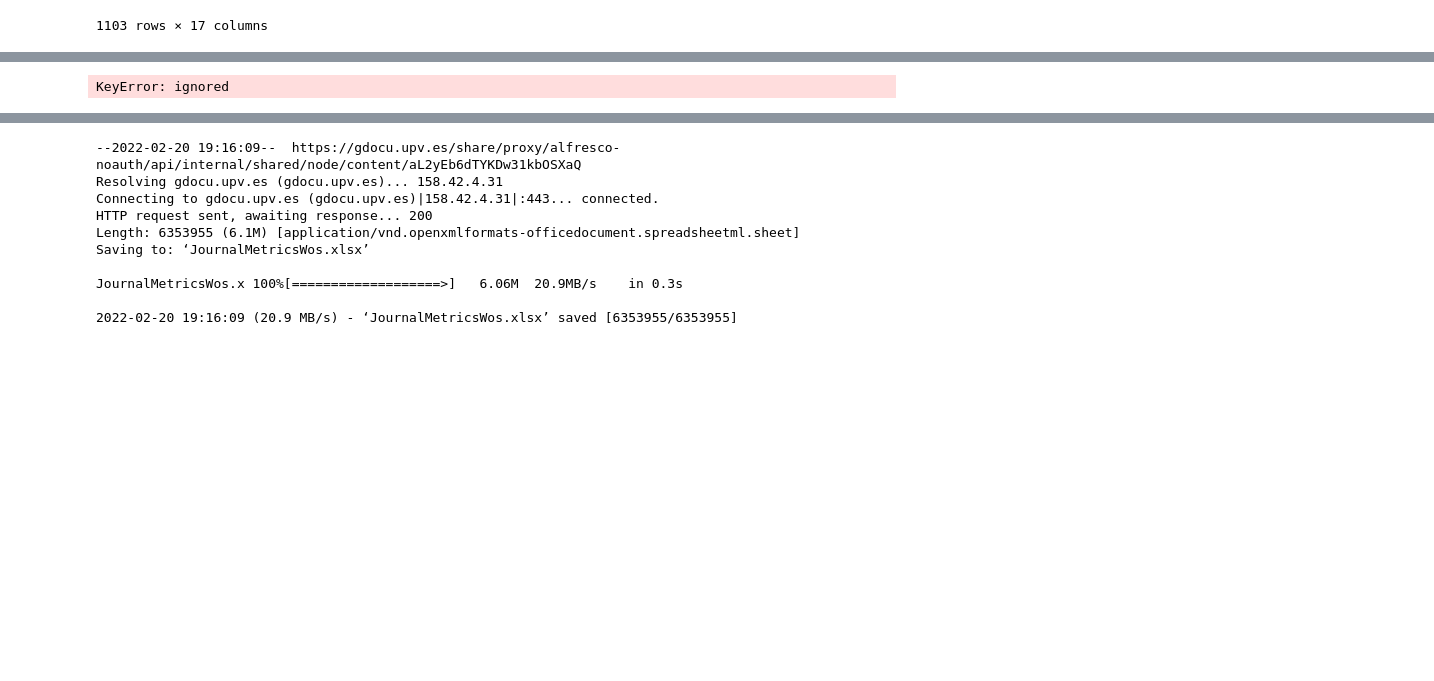
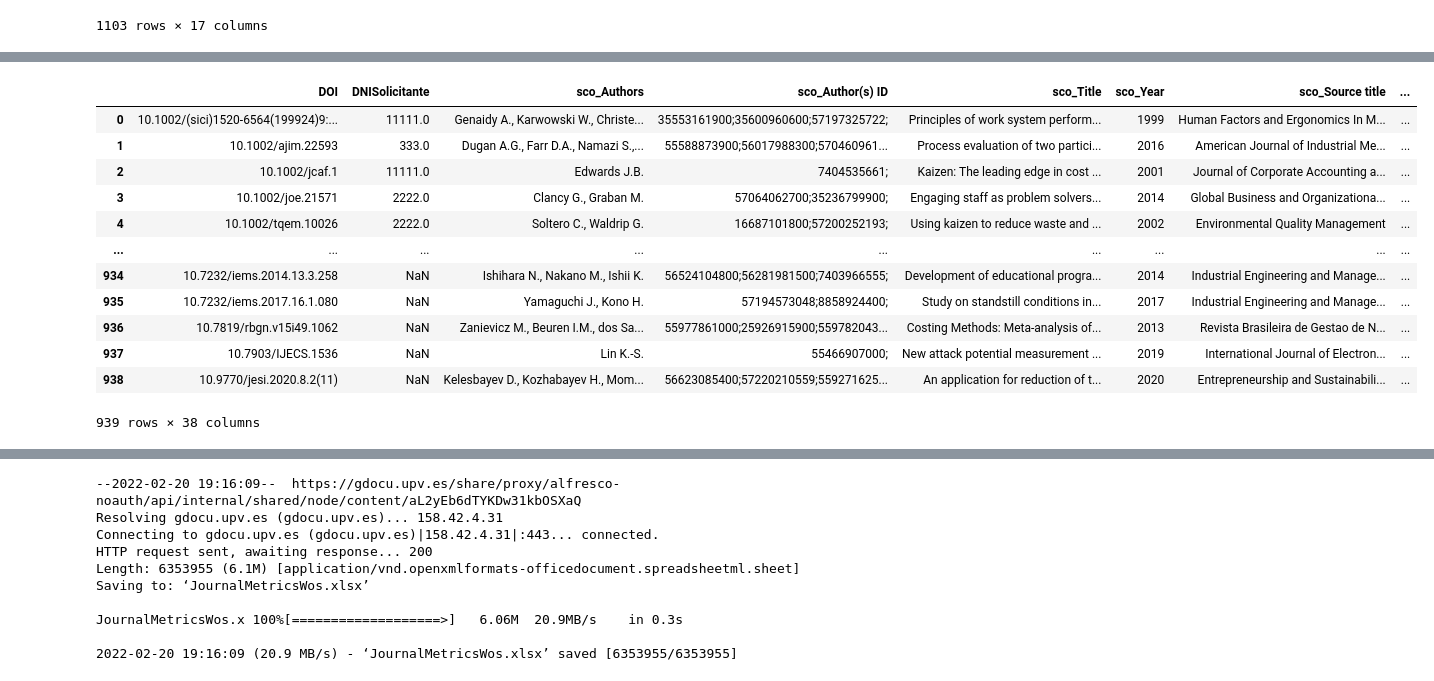
Before and after one commit to jamg-upv/Impacto-citas-articulo, a Jupyter notebook: impactoencitas.ipynb, the cells around one changed output, grey strips where cells are left out. Saved outputs shown, nothing was run; the diff lists cells and outputs as text; code cells hidden in the pictures; blank space fills up the shorter version.

```diff
--- a/impactoencitas.ipynb
+++ b/impactoencitas.ipynb
@@ -472,7 +473,7 @@ dfOrderedNoDup.to_csv('dfOrderedNoDupScopus.cvs',encoding='utf-8', index=False)
 # usar desde aquí para no repetir la carga de datos cada vez
 # %%
 #cargar el archivo de revistas scopus con filas no repetidas creado antes
-!wget --output-document=dfOrderedNoDupScopus.cvs  https://gdocu.upv.es/share/proxy/alfresco-noauth/api/internal/shared/node/content/GrLg8fPkR7Ww08yrmpoiLA
-dfOrderedNoDupScopus= pd.read_csv('dfOrderedNoDupScopus.cvs',sep=',')
+!wget --output-document=dfOrderedNoDupScopus.csv  https://gdocu.upv.es/share/proxy/alfresco-noauth/api/internal/shared/node/content/GrLg8fPkR7Ww08yrmpoiLA
+dfOrderedNoDupScopus= pd.read_csv('dfOrderedNoDupScopus.csv',sep=',')
 # dfOrderedNoDupScopus
 # %% [output]
@@ -489,8 +490,8 @@ dfOrderedNoDupScopu 100%[===================>]  48.71M  11.5MB/s    in 4.3s
 # %%
 # Cargar la lista de meritos
 # Algunos de ellos estarán solo en scopus, otros solo en WOS, otros en ambos y otros en ninguno
-!wget --output-document=PruebaMeritoDoi.cvs  https://gdocu.upv.es/share/proxy/alfresco-noauth/api/internal/shared/node/content/HzXVPIdASsKfTrF9dOgYJA
-MeritoDOI=pd.read_csv('PruebaMeritoDoi.cvs',sep=';')
+!wget --output-document=PruebaMeritoDoi.csv  https://gdocu.upv.es/share/proxy/alfresco-noauth/api/internal/shared/node/content/HzXVPIdASsKfTrF9dOgYJA
+MeritoDOI=pd.read_csv('PruebaMeritoDoi.csv',sep=';')
 
 # MeritoDOI
 # %% [output]
@@ -507,9 +508,8 @@ PruebaMeritoDoi.cvs 100%[===================>]  30.73K  --.-KB/s    in 0.1s
 # %%
 # Cargar la lista de meritos de Scopus
 # unas 1600 referencias descargadas como csv directametne de Scopus (el separador es ",")
-!wget --output-document=PruebaScopus.cvs  https://gdocu.upv.es/share/proxy/alfresco-noauth/api/internal/shared/node/content/LXftpYMDTPK04kJZQUk9tQ
-MeritosScopus= pd.read_csv('PruebaScopus.cvs',sep=',')
-
+!wget --output-document=PruebaScopus.csv  https://gdocu.upv.es/share/proxy/alfresco-noauth/api/internal/shared/node/content/LXftpYMDTPK04kJZQUk9tQ
+MeritosScopus= pd.read_csv('PruebaScopus.csv',sep=',')
 #filtro solo las columnas que me interesan para añadir información o cotejar que no hay errores en merge
 # list(MeritosScopus)
 ColumnScopus= ['Authors',
@@ -520,11 +520,11 @@ ColumnScopus= ['Authors',
  'Page start',
  'Page end',
  'Page count',
+ 'Cited by',
  'DOI',
  'Abstract',
  'Author Keywords',
  'Index Keywords',
- 'Correspondence Address',
  'ISSN',
  'ISBN'
  ]
@@ -642,42 +630,40 @@ dfIntermedio
 # %%
 #  ENLAZAR tabla de meritos con metrica de revista SCOPUS por ISSN (ojo que hay que mirar en dos columnas, si no está en PrintISSN	 busco en ElectISSN
 # Para el año de publicación del mérito
 # esto no funciona porque los ISSN NaN crean un producto cartesiano--> dfIntermedioConScopus=dfIntermedio.merge(dfOrderedNoDupScopus, how='left', left_on='sco_ISSN',right_on='ElectISSN' )
 
 #filtro las filas de dfIntermedio cuyo sco_ISSN sea distinto de NaN
-aaa= dfIntermedio.loc[dfIntermedio.sco_ISSN.notnull()] #939 rows
-bbb= dfIntermedio.loc[dfIntermedio.wos_ISSN.notnull()] #455 rows
-ccc= dfIntermedio.loc[dfIntermedio.wos_eISSN.notnull()] #268 rows
-ddd= dfIntermedio[(dfIntermedio['wos_ISSN'].isnull()  & ~dfIntermedio['wos_eISSN'].isnull() )] #22 rows
+###Mejora lo ideal sería en lugar de eso (que nos hace perder méritos), sustituir el valor NaN por un MisisingID (el numero de la fila) y asi no se pierde y se enlaza todo con NaNs en el merge
+### mirar idea al final (es más sencillo añadir los perdidos con un merge de la tabla original que intentar que no se pierdan)
 
-###ojo que hay algunas filas con sco_ISSN con menos de 8 digitos y que en wos-eISSN tienen un ISSN de 4 dígitos pero es porque los ceros se pierden en Scopus (se considera entero el issn)
-eee= aaa[aaa['sco_ISSN'].astype('str').apply(len) < 7]
-eee
+dfInterScoConISSN= dfIntermedio.loc[dfIntermedio.sco_ISSN.notnull()] #939 rows
 
-# df.loc[df[‘column’] condition, ‘new column name’] = ‘value if condition is met’
-dfIntermedio['wos_ISSN_mix']=dfIntermedio['wos_ISSN']
-fff= dfIntermedio.loc[dfIntermedio['wos_ISSN'].isnull() , 'wos_ISSN_mix']= dfIntermedio['wos_eISSN']
-fff['wos_ISSN_mix']
-
-fff= fff.loc[fff.wos_ISSN_mix.notnull()]
-
-
-
-#### me quedé aquí...
 ## y filtro los que, además sean de 2011 o posterior (los años que tengo ISSN)
-aaa
-bbb
-ccc
-
-ddd
+dfOrderedNoDupScopusshort=dfOrderedNoDupScopus[['PrintISSN','CsYear','ScopusSubSubjectArea','Percentile','RANK','RankOutOf']]
+dfOrderedNoDupScopusshort.columns = 'sco_' + dfOrderedNoDupScopusshort.columns
+dfOrderedNoDupScopusshort
 
 # A esas filas le añados las columnas de dfOrderedNoDupScopus para la fila donde sco_ISSN coincida con PrintISSN	 o con ElectISSN; y donde sco_Year coincida con CsYear
 #en principio siempre debe existir la fila porque su el merito está en scopus, la revista debe estar en scopus
 #si el año es menor que 2011, pongo datos de 2011 y si es mayor que 2020 pongo los de 2020
 
 #### con print me coge muchos.. pero no todos... y con Elect creo que no me cogia ninguno PERO ES PORQUE TENGO muchos fuera de rango
 
-dfIntermedioConScopus=aaa.merge(dfOrderedNoDupScopus, how='left', left_on=['sco_ISSN', 'sco_Year'],right_on=['PrintISSN','CsYear'])
+dfIntermedioConScopus=dfInterScoConISSN.merge(dfOrderedNoDupScopusshort, how='left', left_on=['sco_ISSN', 'sco_Year'],right_on=['sco_PrintISSN','sco_CsYear'])
+dfIntermedioConScopus.rename(columns={'sco_Percentile': 'sco_PercentileYearPub', 'sco_RANK': 'sco_RANKYearPub','sco_RankOutOf': 'sco_RankOutOfYearPub'}, inplace=True)
 dfIntermedioConScopus
+dfIntermedioConScopus.to_csv('dfIntermedioConScopus.csv',encoding='utf-8', index=False)  #tarda unos 1  segundos (descargar en local unos 15 segundos)
 # %% [output]
+|  | DOI | DNISolicitante | sco_Authors | sco_Author(s) ID | sco_Title | sco_Year | sco_Source title | ... |
+| 0 | 10.1002/(sici)1520-6564(199924)9:... | 11111.0 | Genaidy A., Karwowski W., Christe... | 35553161900;35600960600;57197325722; | Principles of work system perform... | 1999 | Human Factors and Ergonomics In M... | ... |
+| 1 | 10.1002/ajim.22593 | 333.0 | Dugan A.G., Farr D.A., Namazi S.,... | 55588873900;56017988300;570460961... | Process evaluation of two partici... | 2016 | American Journal of Industrial Me... | ... |
+| 2 | 10.1002/jcaf.1 | 11111.0 | Edwards J.B. | 7404535661; | Kaizen: The leading edge in cost ... | 2001 | Journal of Corporate Accounting a... | ... |
+| 3 | 10.1002/joe.21571 | 2222.0 | Clancy G., Graban M. | 57064062700;35236799900; | Engaging staff as problem solvers... | 2014 | Global Business and Organizationa... | ... |
+| 4 | 10.1002/tqem.10026 | 2222.0 | Soltero C., Waldrip G. | 16687101800;57200252193; | Using kaizen to reduce waste and ... | 2002 | Environmental Quality Management | ... |
+| ... | ... | ... | ... | ... | ... | ... | ... | ... |
+| 934 | 10.7232/iems.2014.13.3.258 | NaN | Ishihara N., Nakano M., Ishii K. | 56524104800;56281981500;7403966555; | Development of educational progra... | 2014 | Industrial Engineering and Manage... | ... |
+| 935 | 10.7232/iems.2017.16.1.080 | NaN | Yamaguchi J., Kono H. | 57194573048;8858924400; | Study on standstill conditions in... | 2017 | Industrial Engineering and Manage... | ... |
+| 936 | 10.7819/rbgn.v15i49.1062 | NaN | Zanievicz M., Beuren I.M., dos Sa... | 55977861000;25926915900;559782043... | Costing Methods: Meta-analysis of... | 2013 | Revista Brasileira de Gestao de N... | ... |
+| 937 | 10.7903/IJECS.1536 | NaN | Lin K.-S. | 55466907000; | New attack potential measurement ... | 2019 | International Journal of Electron... | ... |
+| 938 | 10.9770/jesi.2020.8.2(11) | NaN | Kelesbayev D., Kozhabayev H., Mom... | 56623085400;57220210559;559271625... | An application for reduction of t... | 2020 | Entrepreneurship and Sustainabili... | ... |
-KeyError: ignored
+939 rows × 38 columns
```
Also changed, not shown: parts of 17 cells of this notebook.
